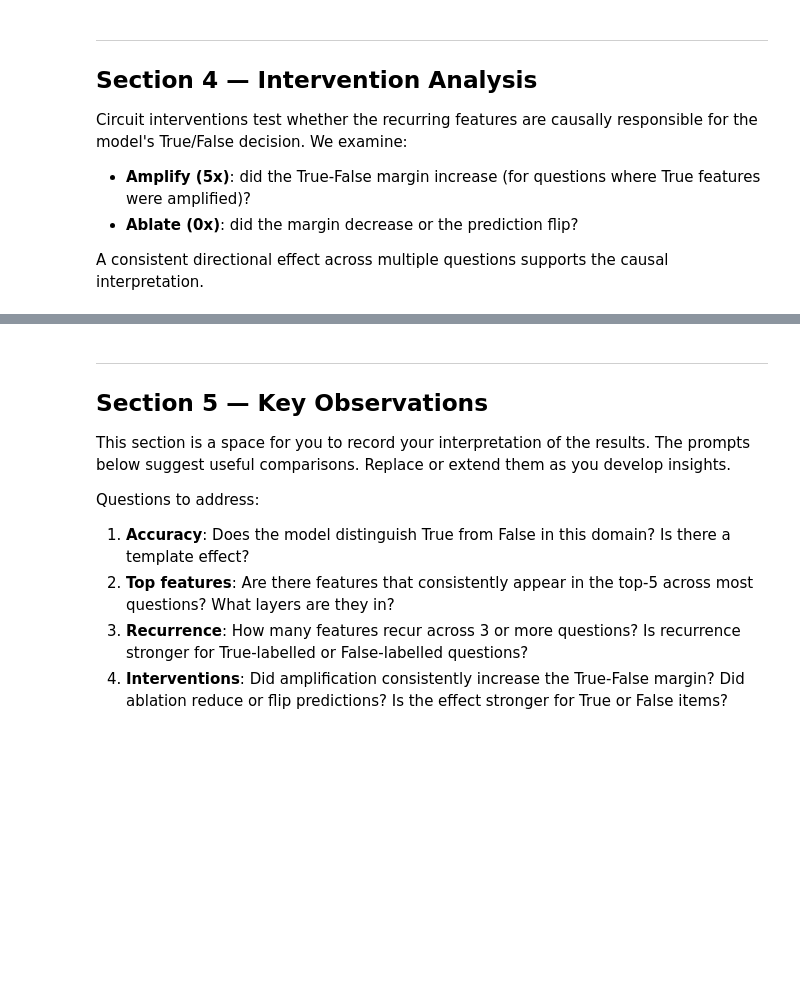
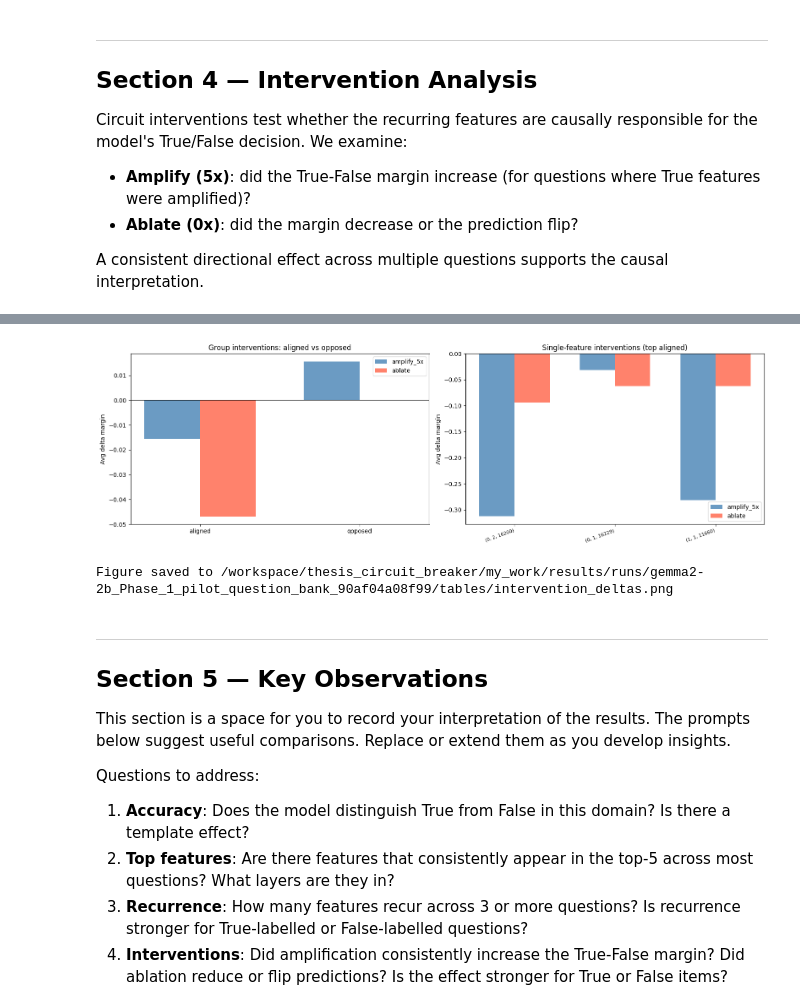
Before and after one commit to hollolaszlo88/thesis_circuit_breaker, a Jupyter notebook: my_work/notebooks/2_analyse_results.ipynb, the cells around one changed output, grey strips where cells are left out. Cells and saved outputs as stored; diff of their text form; code cells hidden in the pictures; blank space fills up the shorter version.

Commit message:
"intervention improvement: individual and group amplifications"

```diff
--- a/my_work/notebooks/2_analyse_results.ipynb
+++ b/my_work/notebooks/2_analyse_results.ipynb
@@ -94,7 +106,13 @@ RUN_DIR = RUNS_ROOT / RUN_ID
 All tables and metadata are loaded from the run directory. No model is needed.
 # %%
 manifest   = json.loads((RUN_DIR / 'manifest.json').read_text())
-snapshot   = json.loads((RUN_DIR / 'questions_snapshot.json').read_text())
+_rc = RUN_DIR / 'run_config_snapshot.json'
+_legacy = RUN_DIR / 'questions_snapshot.json'
+if _rc.is_file():
+    _run_cfg = json.loads(_rc.read_text())
+    snapshot = _run_cfg['question_bank']
+else:
+    snapshot = json.loads(_legacy.read_text())
 summary    = json.loads((RUN_DIR / 'tables' / 'summary_metrics.json').read_text())
 
 df_baseline  = pd.read_csv(RUN_DIR / 'tables' / 'baseline_results.csv')
@@ -297,3 +428,64 @@ print('Figure saved.')
+# %%
+# Cell C — Two-panel intervention plot
+group_df  = df_interv[df_interv['scope'] == 'group']
+single_df = df_interv[df_interv['scope'] == 'single']
+
+fig, axes = plt.subplots(1, 2, figsize=(16, 5))
+
+# ── Left panel: group aligned vs opposed ──────────────────────────────────
+ax = axes[0]
+labels_plot = []
+amp_deltas  = []
+abl_deltas  = []
+
+for direction in ['aligned', 'opposed']:
+    for itype, deltas_list in [('amplify_5x', amp_deltas), ('ablate', abl_deltas)]:
+        subset = group_df[(group_df['direction'] == direction) & (group_df['intervention'] == itype)]
+        avg    = subset['delta_margin'].mean() if not subset.empty else 0.0
+        deltas_list.append(avg)
+    labels_plot.append(direction)
+
+x     = range(len(labels_plot))
+width = 0.35
+ax.bar([xi - width/2 for xi in x], amp_deltas, width, label='amplify_5x', color='steelblue', alpha=0.8)
+ax.bar([xi + width/2 for xi in x], abl_deltas, width, label='ablate',     color='tomato',    alpha=0.8)
+ax.axhline(0, color='black', linewidth=0.8)
+ax.set_xticks(list(x))
+ax.set_xticklabels(labels_plot)
+ax.set_ylabel('Avg delta margin')
+ax.set_title('Group interventions: aligned vs opposed')
+ax.legend()
+
+# ── Right panel: single-feature deltas for top-K features ─────────────────
+ax = axes[1]
+if not single_df.empty:
+    feat_keys = single_df['feature_key'].unique()
+    x2        = range(len(feat_keys))
+    amp2      = []
+    abl2      = []
+    for fk in feat_keys:
+        sub = single_df[single_df['feature_key'] == fk]
+        amp2.append(sub[sub['intervention'] == 'amplify_5x']['delta_margin'].mean() if not sub[sub['intervention'] == 'amplify_5x'].empty else 0.0)
+        abl2.append(sub[sub['intervention'] == 'ablate']['delta_margin'].mean()      if not sub[sub['intervention'] == 'ablate'].empty      else 0.0)
+    ax.bar([xi - width/2 for xi in x2], amp2, width, label='amplify_5x', color='steelblue', alpha=0.8)
+    ax.bar([xi + width/2 for xi in x2], abl2, width, label='ablate',     color='tomato',    alpha=0.8)
+    ax.axhline(0, color='black', linewidth=0.8)
+    ax.set_xticks(list(x2))
+    ax.set_xticklabels([str(fk) for fk in feat_keys], rotation=20, ha='right', fontsize=8)
+    ax.set_ylabel('Avg delta margin')
+    ax.set_title('Single-feature interventions (top aligned)')
+    ax.legend()
+else:
+    ax.text(0.5, 0.5, 'No single-feature data', ha='center', va='center', transform=ax.transAxes)
+
+plt.tight_layout()
+out_path = RUN_DIR / 'tables' / 'intervention_deltas.png'
+plt.savefig(out_path, dpi=150, bbox_inches='tight')
+plt.show()
+print(f'Figure saved to {out_path}')
+# %% [output]
+[figure, added]
+Figure saved to /workspace/thesis_circuit_breaker/my_work/results/runs/gemma2-2b_Phase_1_pilot_question_bank_90af04a08f99/tables/intervention_deltas.png
 # %% [markdown]
 ---
 
```
Also changed, not shown: parts of 13 cells of this notebook, 3 other files.
